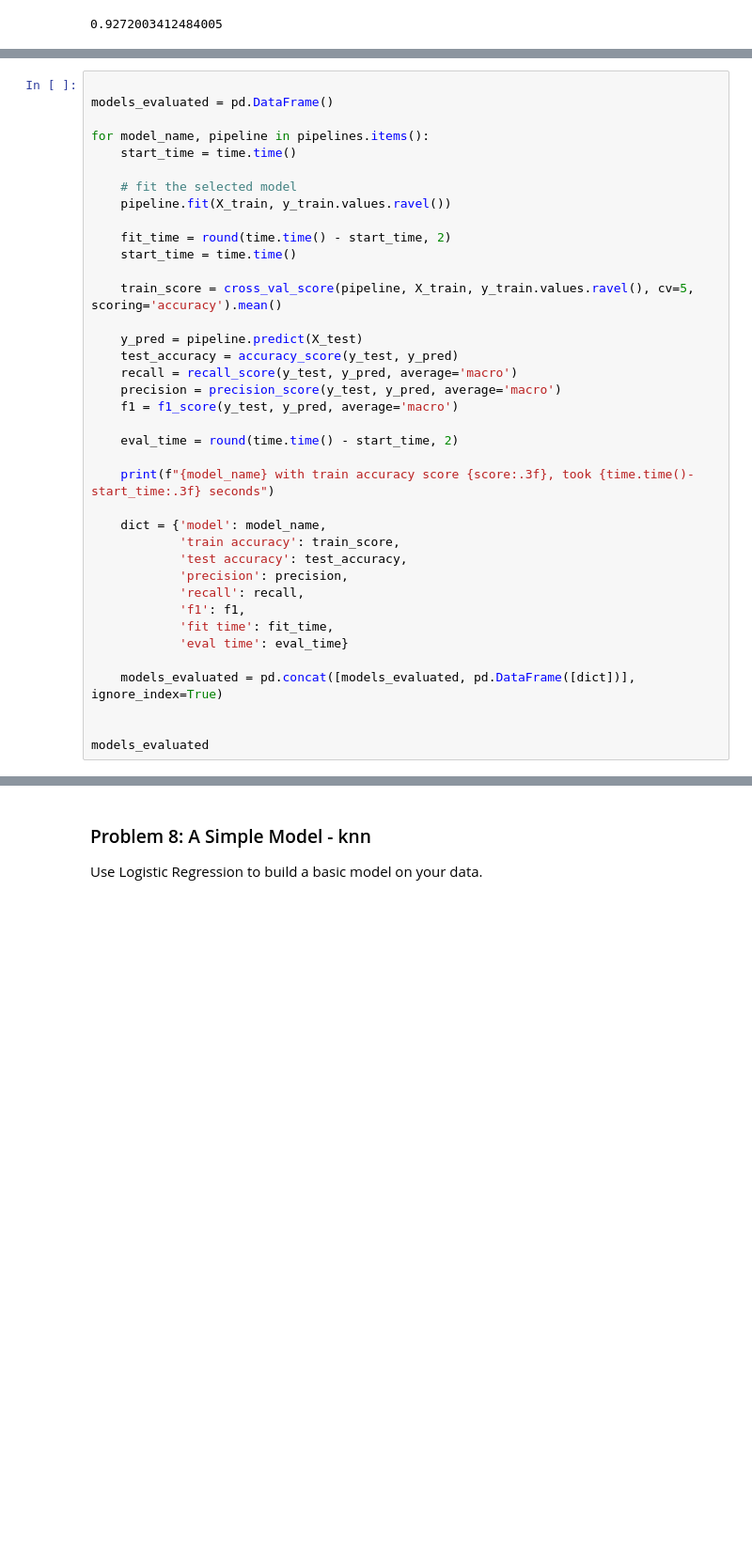
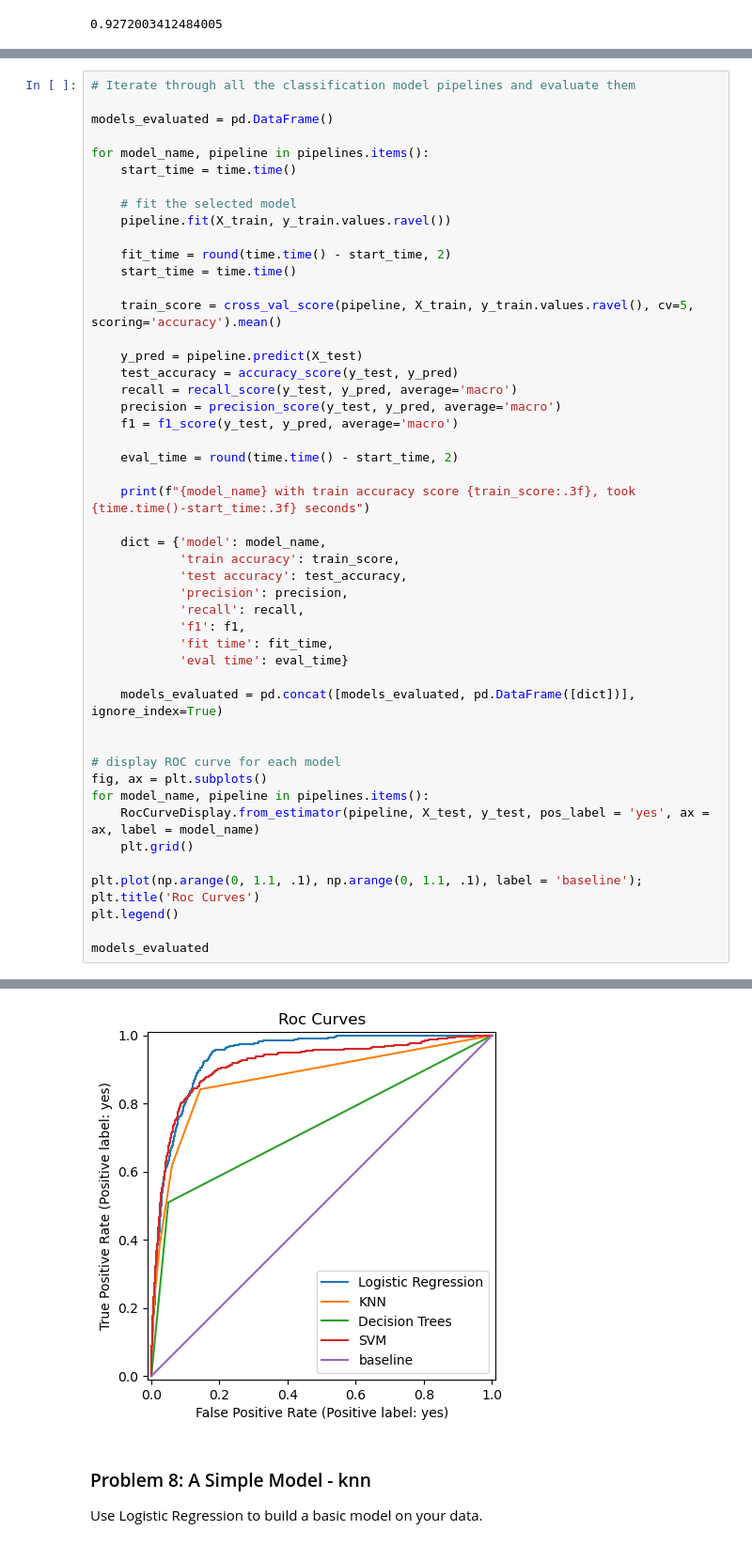
Before and after one commit to mgk2014/PCMLAI-bankcampaign, a Jupyter notebook: prompt_III.ipynb, the cells around one changed output, grey strips where cells are left out. Shown at 94% size. Cells and saved outputs as stored; diff of their text form; blank space fills up the shorter version.

```diff
--- a/prompt_III.ipynb
+++ b/prompt_III.ipynb
@@ -414,6 +418,7 @@ pipelines = {
     'SVM': Pipeline([('transform', transformer), ('classifier', SVC())])
 }
 # %%
+# Iterate through all the classification model pipelines and evaluate them
 
 models_evaluated = pd.DataFrame()
 
@@ -436,7 +441,7 @@ for model_name, pipeline in pipelines.items():
 
     eval_time = round(time.time() - start_time, 2)
 
-    print(f"{model_name} with train accuracy score {score:.3f}, took {time.time()-start_time:.3f} seconds")
+    print(f"{model_name} with train accuracy score {train_score:.3f}, took {time.time()-start_time:.3f} seconds")
 
     dict = {'model': model_name,
             'train accuracy': train_score,
@@ -450,5 +455,15 @@ for model_name, pipeline in pipelines.items():
     models_evaluated = pd.concat([models_evaluated, pd.DataFrame([dict])], ignore_index=True)
 
 
+# display ROC curve for each model
+fig, ax = plt.subplots()
+for model_name, pipeline in pipelines.items():
+    RocCurveDisplay.from_estimator(pipeline, X_test, y_test, pos_label = 'yes', ax = ax, label = model_name)
+    plt.grid()
+
+plt.plot(np.arange(0, 1.1, .1), np.arange(0, 1.1, .1), label = 'baseline');
+plt.title('Roc Curves')
+plt.legend()
+
 models_evaluated
 # %% [output]
@@ -468,3 +486,4 @@ SVM with train accuracy score 0.920, took 33.993 seconds
+[figure, added]
 # %% [markdown]
 ### Problem 8: A Simple Model - knn
 
```
Also changed, not shown: parts of 23 cells of this notebook.
